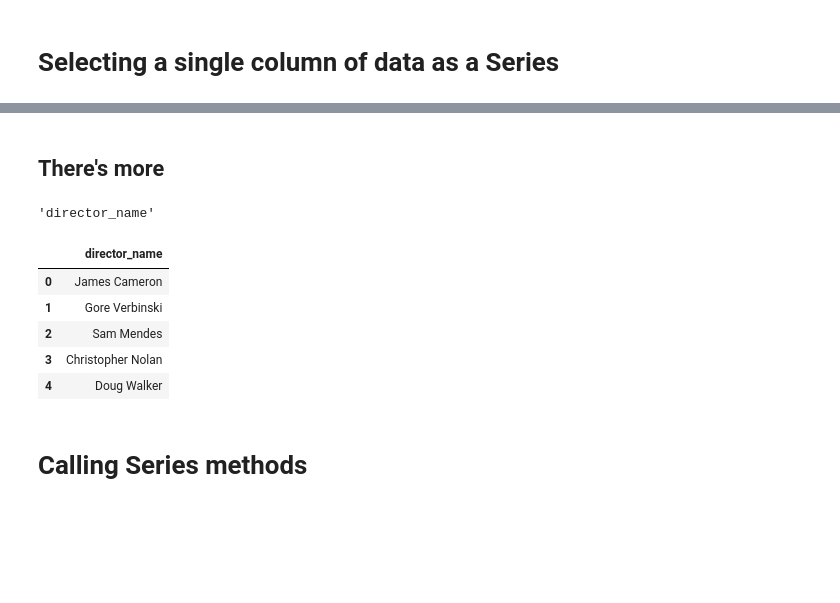
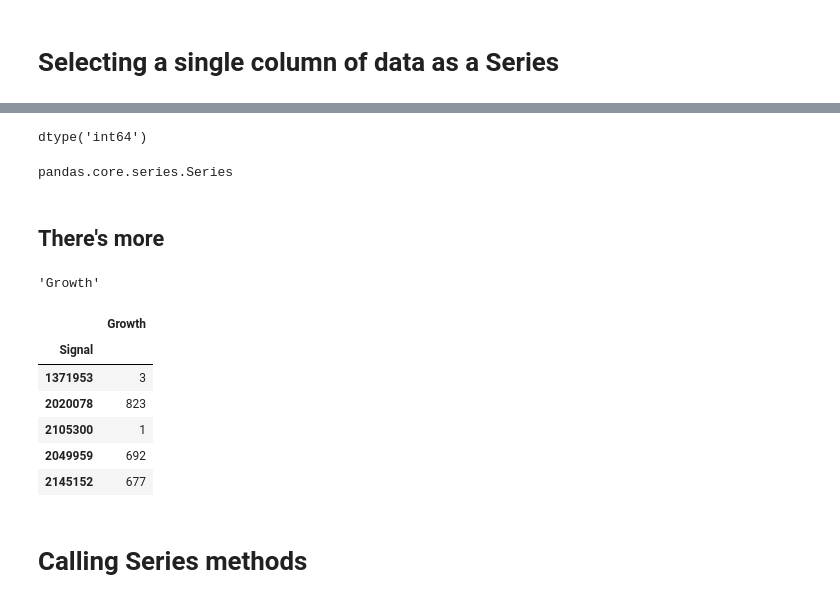
Before and after one commit to spideynolove/pandas-cookbook, a Jupyter notebook: laboratory/Chapter 01 Pandas Foundations.ipynb, the cells around one changed output, grey strips where cells are left out. Cells and saved outputs as stored; diff of their text form; code cells hidden in the pictures; blank space fills up the shorter version.

```diff
--- a/laboratory/Chapter 01 Pandas Foundations.ipynb
+++ b/laboratory/Chapter 01 Pandas Foundations.ipynb
@@ -22,5 +22,5 @@ import numpy as np
 # %%
 # pd.set_option('max_columns', 8, 'max_rows', 10)
 pd.set_option('display.max_columns', 8)
-pd.set_option('display.max_rows', 10)
+pd.set_option('display.max_rows', 21)
 # %%
@@ -142,4 +169,4 @@ Name: count, Length: 3654, dtype: int64
 # %% [markdown]
 ![dataframe anatomy](../images/ch01_series_anatomy.png)
 # %%
-movie = pd.read_csv('data/movie.csv')
+signals = pd.read_csv('data/mql5_signals_mt4.csv', index_col='Signal')
@@ -180,19 +189,28 @@ pandas.core.series.Series
+# %%
+signals['Growth'].dtypes
+# %% [output]
+dtype('int64')
+# %%
+type(signals['Growth'])
+# %% [output]
+pandas.core.series.Series
 # %% [markdown]
 ## There's more
-# %%
-director = movie['director_name'] # save Series to variable
-director.name
-# %% [output]
-'director_name'
+# %%
+signal_growth = signals['Growth']
+signal_growth.name
+# %% [output]
+'Growth'
 # %%
-director.to_frame().head()
+signal_growth.to_frame().head()
 # %% [output]
-|  | director_name |
-| 0 | James Cameron |
-| 1 | Gore Verbinski |
-| 2 | Sam Mendes |
-| 3 | Christopher Nolan |
-| 4 | Doug Walker |
+|  | Growth |
+| Signal |  |
+| 1371953 | 3 |
+| 2020078 | 823 |
+| 2105300 | 1 |
+| 2049959 | 692 |
+| 2145152 | 677 |
 # %% [markdown]
 # Calling Series methods
 # %% [markdown]
```
Also changed, not shown: parts of 148 cells of this notebook, 1 other file.
